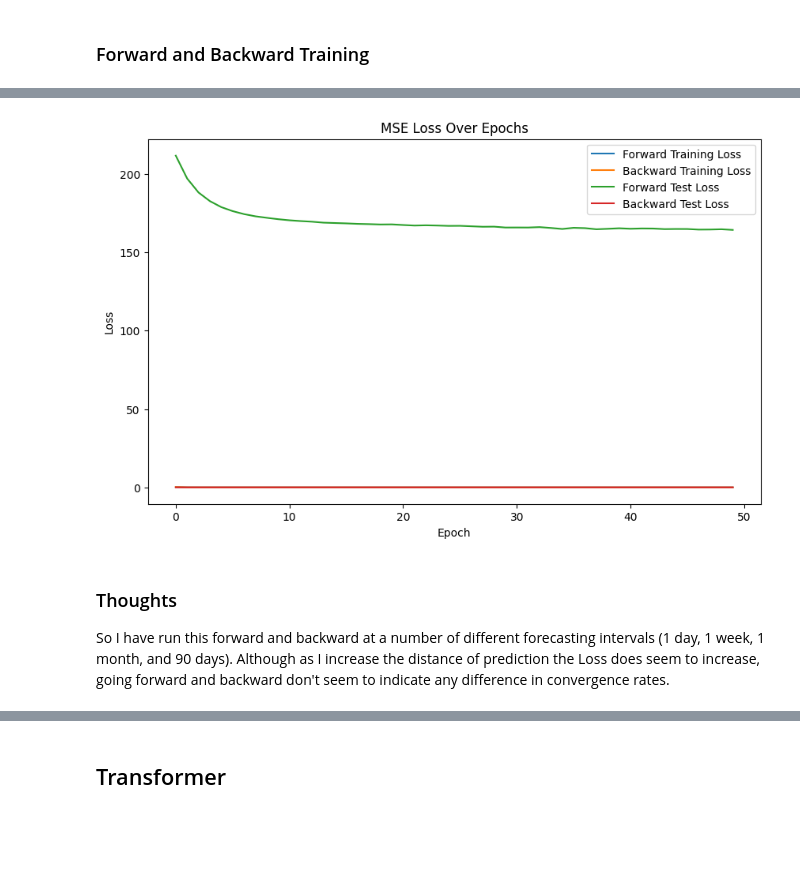
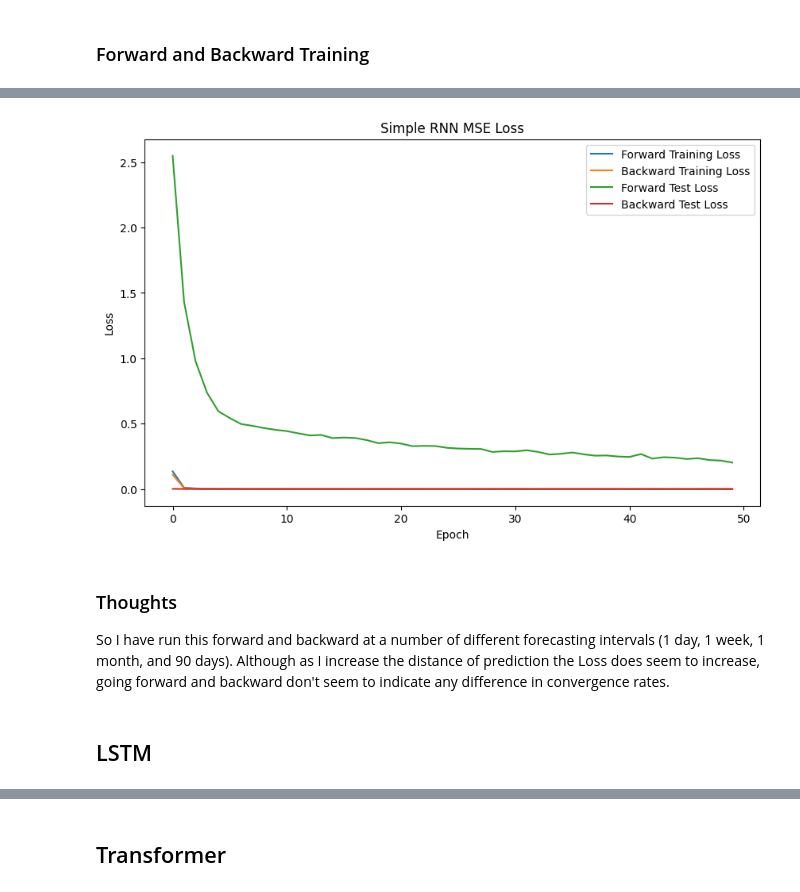
Before and after one commit to ChrisGuarino/PastPredict, a Jupyter notebook: chris/experiment_1.ipynb, the cells around one changed output, grey strips where cells are left out. Saved outputs shown, nothing was run; the diff lists cells and outputs as text; code cells hidden in the pictures; blank space fills up the shorter version.

Commit message:
Added LSTM and GRU to the Experiement 1

```diff
--- a/chris/experiment_1.ipynb
+++ b/chris/experiment_1.ipynb
@@ -6,7 +6,7 @@ from pandas_datareader import data as pdr
 import yfinance as yf
 yf.pdr_override()
 
-df = pdr.get_data_yahoo("AAPL")
+df = pdr.get_data_yahoo("IBM")
 # %% [output]
 [*********************100%%**********************]  1 of 1 completed
 # %%
@@ -225,7 +224,7 @@ plt.plot(loss_values_fwd_test, label='Forward Test Loss')
 plt.plot(loss_values_bkwd_test, label='Backward Test Loss')
 plt.xlabel('Epoch')
 plt.ylabel('Loss')
-plt.title('MSE Loss Over Epochs')
+plt.title('Simple RNN MSE Loss')
 plt.legend()
 plt.show()
 # %% [output]
@@ -249,4 +248,6 @@ Epoch [50/50], Test Loss: 0.0000
-[figure, old version]
+[figure, new version]
 # %% [markdown]
 ### Thoughts
 So I have run this forward and backward at a number of different forecasting intervals (1 day, 1 week, 1 month, and 90 days). Although as I increase the distance of prediction the Loss does seem to increase, going forward and backward don't seem to indicate any difference in convergence rates.
+# %% [markdown]
+## LSTM
```
Also changed, not shown: parts of 12 cells of this notebook.
